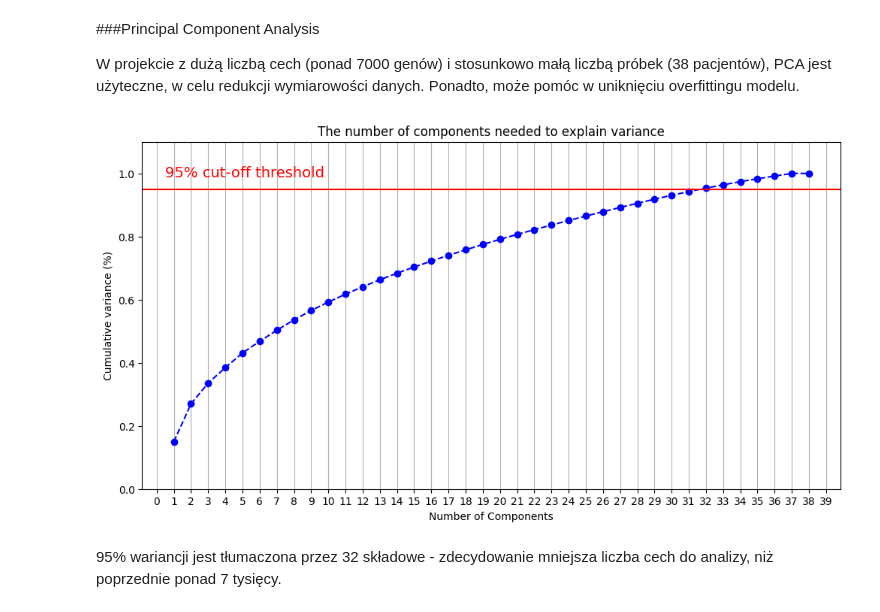
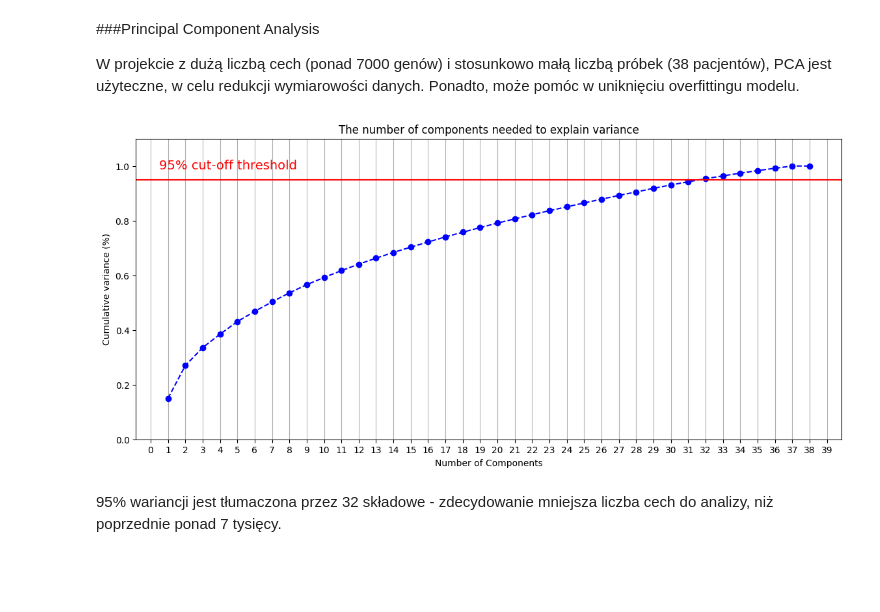
Before and after one commit to szezlong/gene-classification, a Jupyter notebook: Gene_Classification.ipynb, the cells around one changed output. Drawn from its saved outputs; the diff is of its cells as text; code cells hidden in the pictures; blank space fills up the shorter version.

```diff
--- a/Gene_Classification.ipynb
+++ b/Gene_Classification.ipynb
@@ -243,27 +244,28 @@ from sklearn.decomposition import PCA
 # %%
 pca = PCA().fit(train_scaled)
 
+plt.rcParams["figure.figsize"] = (14,6)
 fig, ax = plt.subplots()
 xi = np.arange(1, len(pca.explained_variance_ratio_) + 1, step=1)
 y = np.cumsum(pca.explained_variance_ratio_)
 
 plt.ylim(0.0, 1.1)
 plt.plot(xi, y, marker='o', linestyle='--', color='b')
 
 plt.xlabel('Number of Components')
 plt.xticks(np.arange(0, 40, step=1))
 plt.ylabel('Cumulative variance (%)')
 plt.title('The number of components needed to explain variance')
 
 plt.axhline(y=0.95, color='r', linestyle='-')
 plt.text(0.5, 0.99, '95% cut-off threshold', color = 'red', fontsize=14)
 
 # plt.axhline(y=0.9, color='m', linestyle='-')
 # plt.text(0.5, 0.85, '90% cut-off threshold', color = 'magenta', fontsize=14)
 
 ax.grid(axis='x')
 # %% [output]
-[figure, old version]
+[figure, new version]
 # %% [markdown]
 95% wariancji jest tłumaczona przez 32 składowe - zdecydowanie mniejsza liczba cech do analizy, niż poprzednie ponad 7 tysięcy.
 # %%
```
Also changed, not shown: parts of 12 cells of this notebook.
